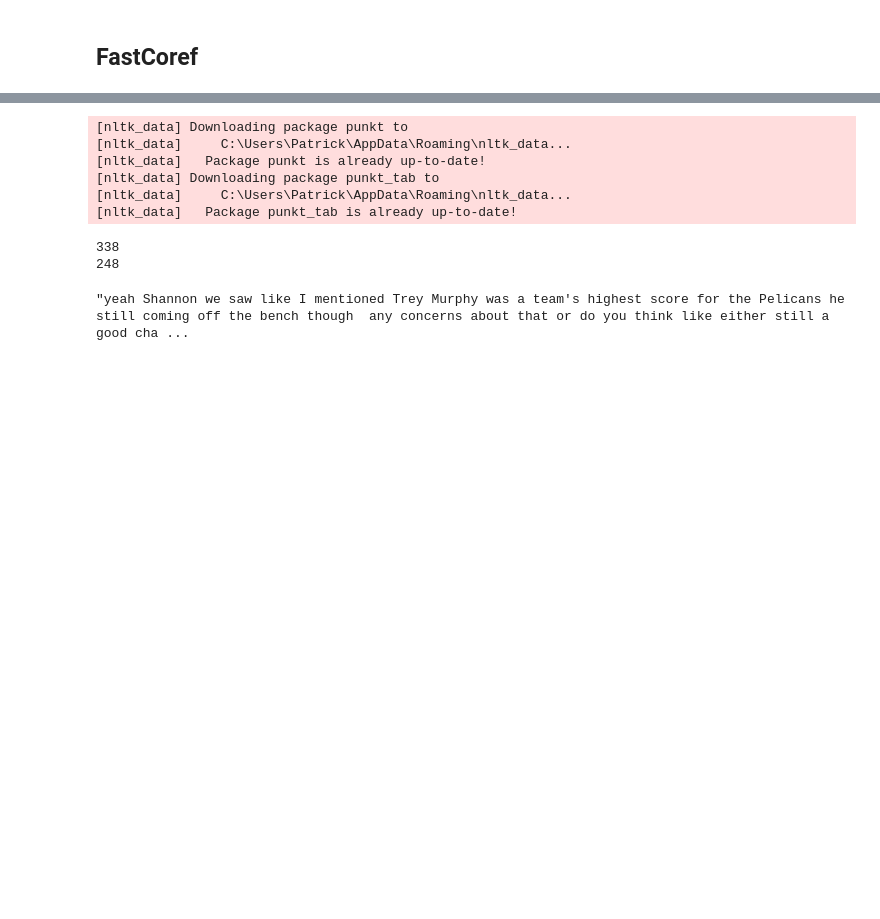
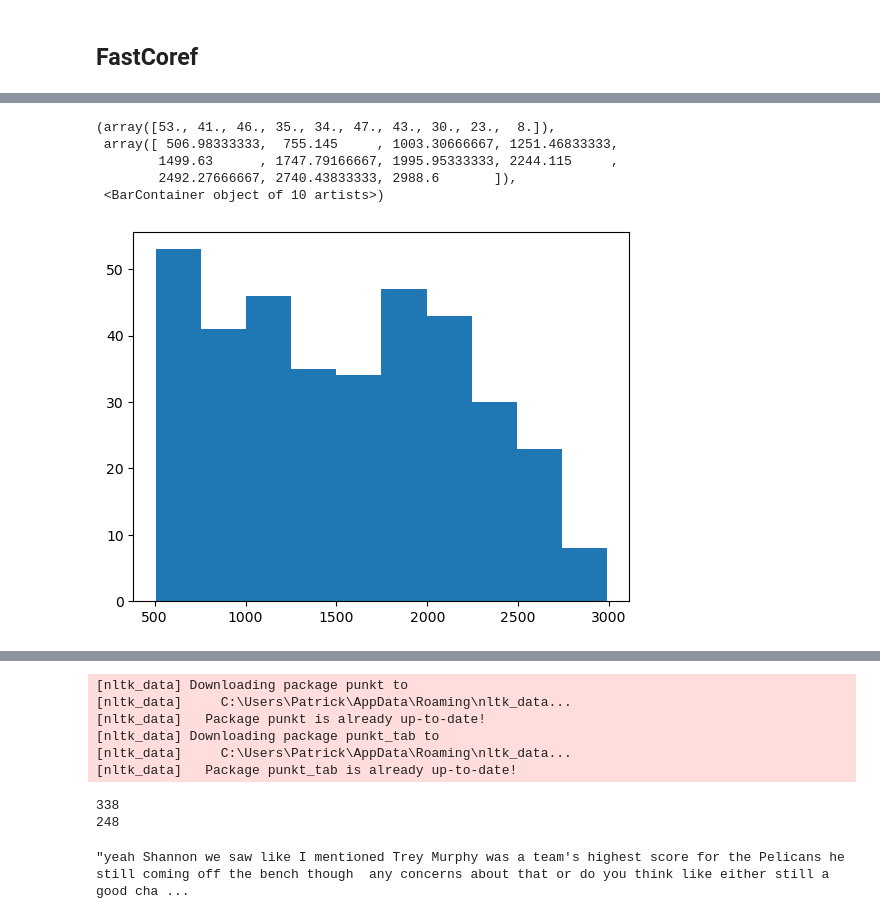
Before and after one commit to patcao/FantasyPodcastInsights, a Jupyter notebook: notebooks/Clean-Podcast-Data.ipynb, the cells around one changed output, grey strips where cells are left out. Drawn from its saved outputs; the diff is of its cells as text; code cells hidden in the pictures; blank space fills up the shorter version.

```diff
--- a/notebooks/Clean-Podcast-Data.ipynb
+++ b/notebooks/Clean-Podcast-Data.ipynb
@@ -230,0 +565,4 @@ Sentences for Anthony Davis:
+# %%
+pms = player_util.player_minute_stats('2023-24')
+pms['total_minutes'] = pms['avg_minutes_per_game'] * pms['total_games']
+pms
@@ -230,0 +583,13 @@ Sentences for Anthony Davis:
+# %%
+p = pms[pms.total_minutes > 500]
+# %%
+from matplotlib import pyplot as plt
+
+plt.hist(p['total_minutes'])
+# %% [output]
+(array([53., 41., 46., 35., 34., 47., 43., 30., 23.,  8.]),
+ array([ 506.98333333,  755.145     , 1003.30666667, 1251.46833333,
+        1499.63      , 1747.79166667, 1995.95333333, 2244.115     ,
+        2492.27666667, 2740.43833333, 2988.6       ]),
+ <BarContainer object of 10 artists>)
+[figure, added]
```
Also changed, not shown: parts of 33 cells of this notebook, 6 other files.
